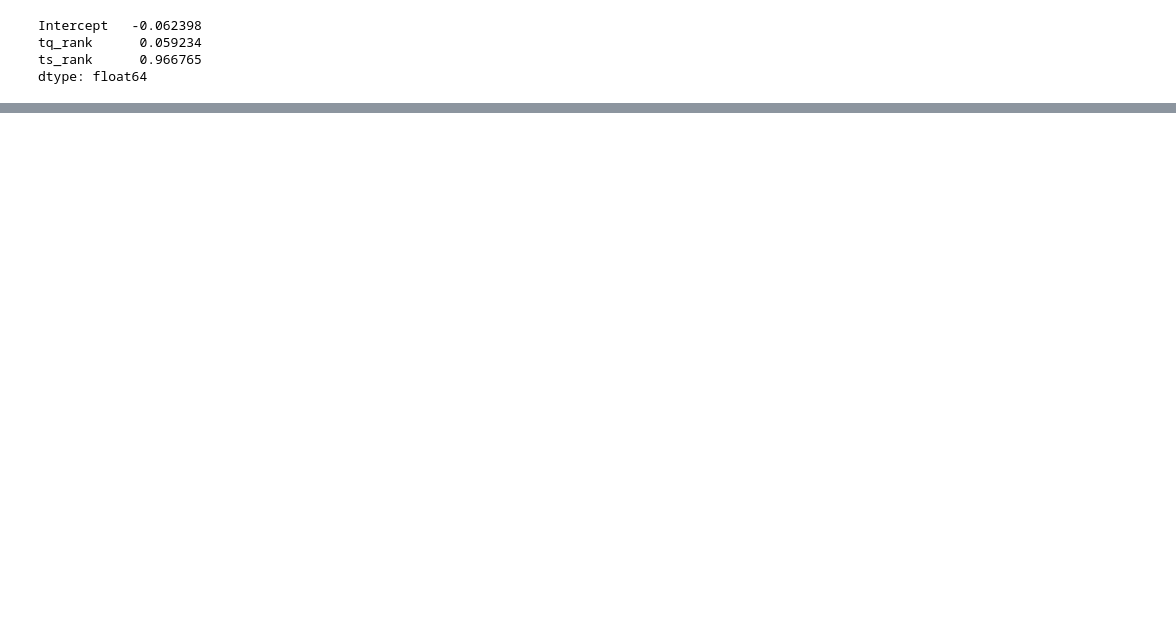
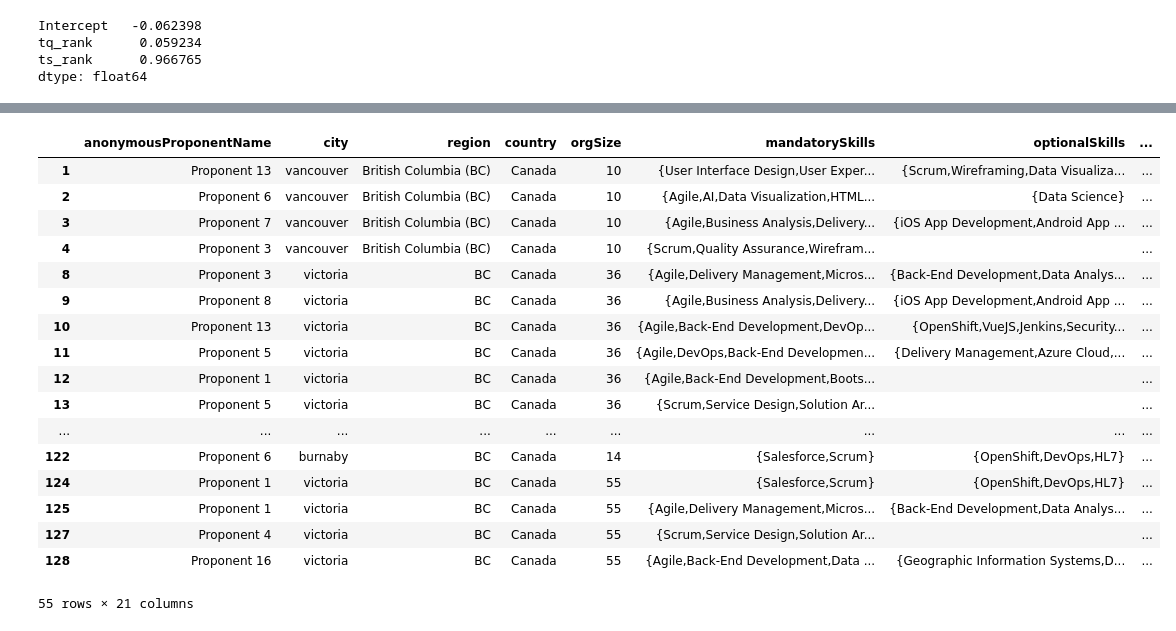
Before and after one commit to bdolor/sec-prediction, a Jupyter notebook: swu.ipynb, the cells around one changed output, grey strips where cells are left out. Cells and saved outputs as stored; diff of their text form; code cells hidden in the pictures; blank space fills up the shorter version.

```diff
--- a/swu.ipynb
+++ b/swu.ipynb
@@ -813,0 +834,21 @@ sns.lmplot(x='p_rank',y='overallRank', data=df_sub,x_jitter=.05)
+# %%
+df_sub
+# %% [output]
+|  | anonymousProponentName | city | region | country | orgSize | mandatorySkills | optionalSkills | ... |
+| 1 | Proponent 13 | vancouver | British Columbia (BC) | Canada | 10 | {User Interface Design,User Exper... | {Scrum,Wireframing,Data Visualiza... | ... |
+| 2 | Proponent 6 | vancouver | British Columbia (BC) | Canada | 10 | {Agile,AI,Data Visualization,HTML... | {Data Science} | ... |
+| 3 | Proponent 7 | vancouver | British Columbia (BC) | Canada | 10 | {Agile,Business Analysis,Delivery... | {iOS App Development,Android App ... | ... |
+| 4 | Proponent 3 | vancouver | British Columbia (BC) | Canada | 10 | {Scrum,Quality Assurance,Wirefram... |  | ... |
+| 8 | Proponent 3 | victoria | BC | Canada | 36 | {Agile,Delivery Management,Micros... | {Back-End Development,Data Analys... | ... |
+| 9 | Proponent 8 | victoria | BC | Canada | 36 | {Agile,Business Analysis,Delivery... | {iOS App Development,Android App ... | ... |
+| 10 | Proponent 13 | victoria | BC | Canada | 36 | {Agile,Back-End Development,DevOp... | {OpenShift,VueJS,Jenkins,Security... | ... |
+| 11 | Proponent 5 | victoria | BC | Canada | 36 | {Agile,DevOps,Back-End Developmen... | {Delivery Management,Azure Cloud,... | ... |
+| 12 | Proponent 1 | victoria | BC | Canada | 36 | {Agile,Back-End Development,Boots... |  | ... |
+| 13 | Proponent 5 | victoria | BC | Canada | 36 | {Scrum,Service Design,Solution Ar... |  | ... |
+| ... | ... | ... | ... | ... | ... | ... | ... | ... |
+| 122 | Proponent 6 | burnaby | BC | Canada | 14 | {Salesforce,Scrum} | {OpenShift,DevOps,HL7} | ... |
+| 124 | Proponent 1 | victoria | BC | Canada | 55 | {Salesforce,Scrum} | {OpenShift,DevOps,HL7} | ... |
+| 125 | Proponent 1 | victoria | BC | Canada | 55 | {Agile,Delivery Management,Micros... | {Back-End Development,Data Analys... | ... |
+| 127 | Proponent 4 | victoria | BC | Canada | 55 | {Scrum,Service Design,Solution Ar... |  | ... |
+| 128 | Proponent 16 | victoria | BC | Canada | 55 | {Agile,Back-End Development,Data ... | {Geographic Information Systems,D... | ... |
+55 rows × 21 columns
```
Also changed, not shown: parts of 10 cells of this notebook, 1 other file.
